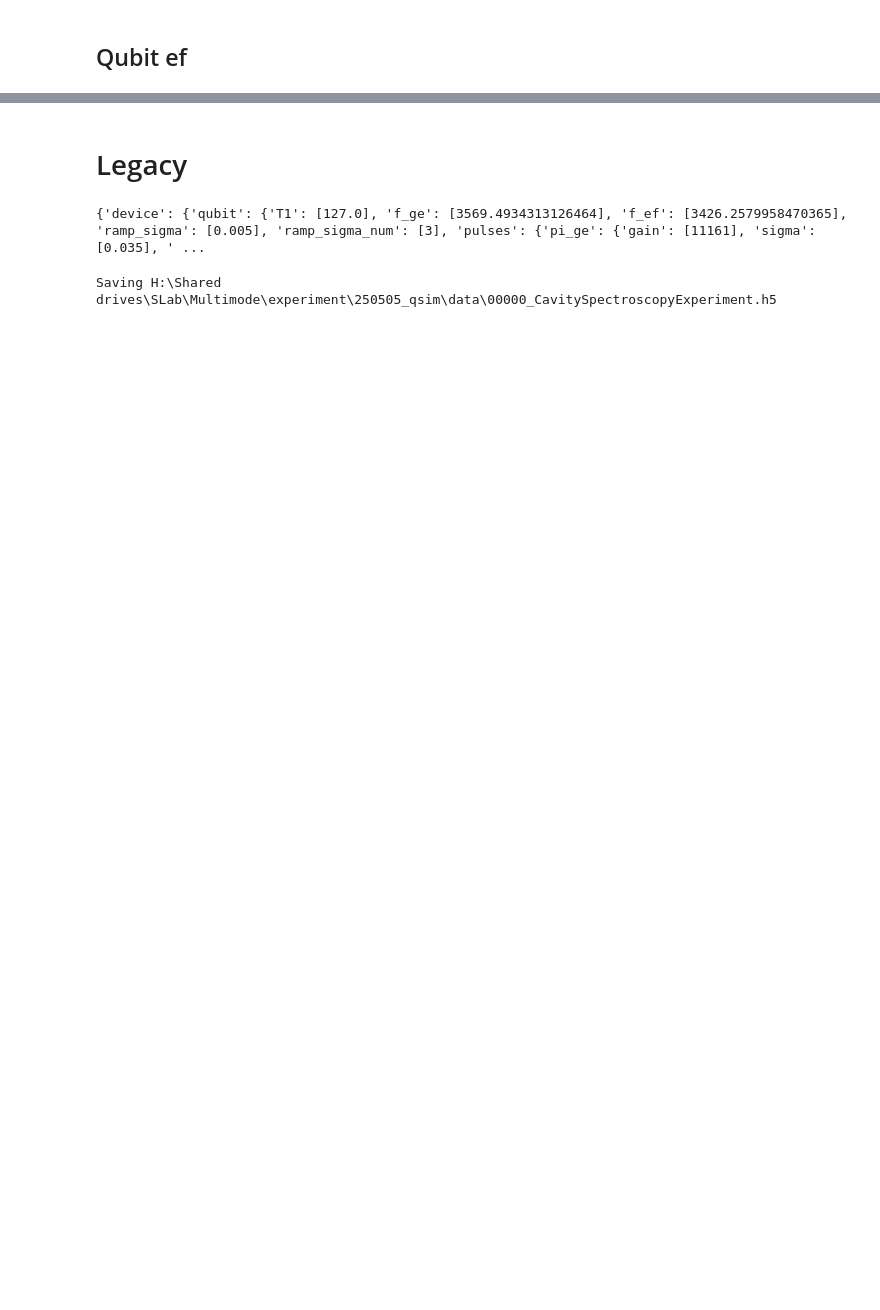
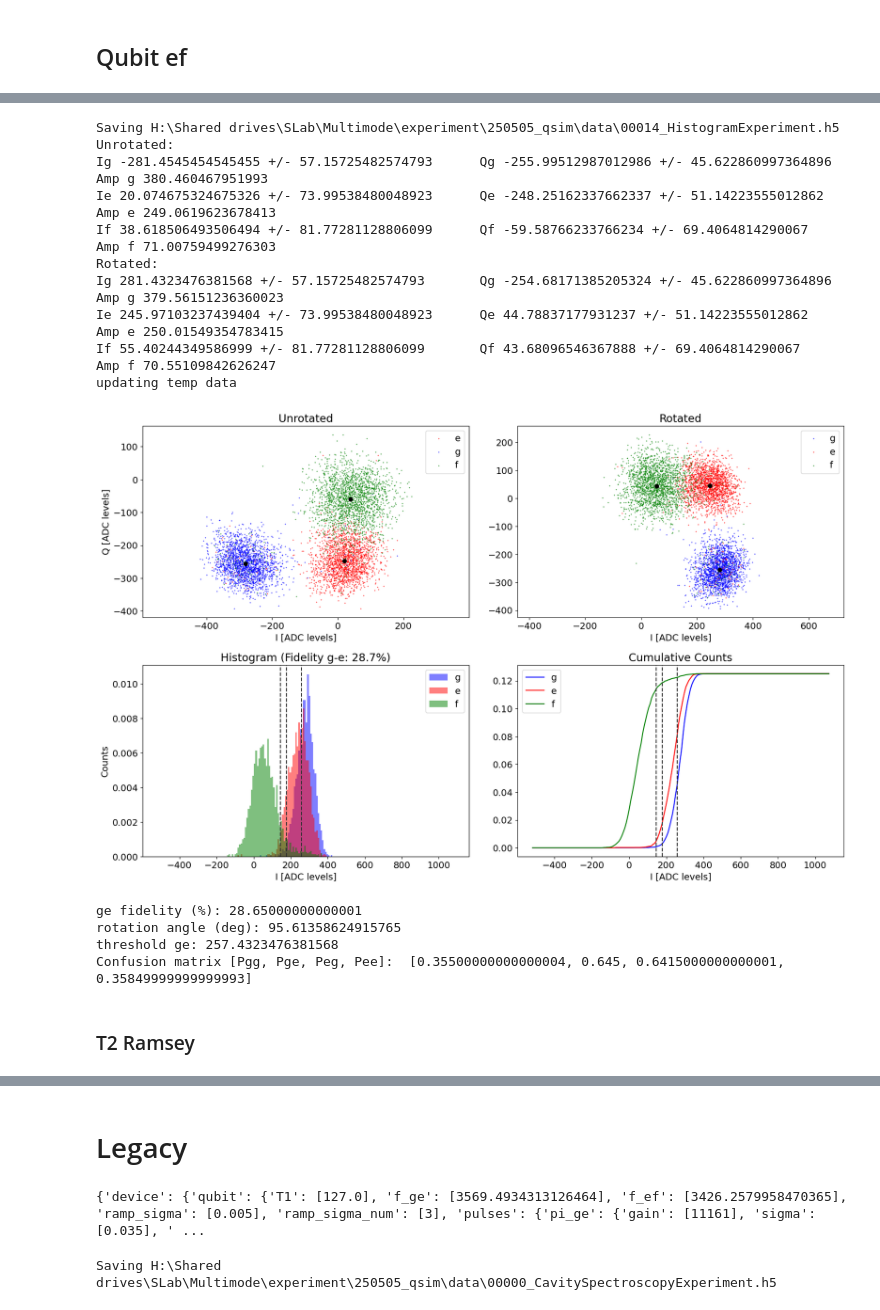
Before and after one commit to SchusterLab/multimode_expts, a Jupyter notebook: single_qubit_autocalibrate.ipynb, the cells around one changed output, grey strips where cells are left out. Saved outputs shown, nothing was run; the diff lists cells and outputs as text; code cells hidden in the pictures; blank space fills up the shorter version.

```diff
--- a/single_qubit_autocalibrate.ipynb
+++ b/single_qubit_autocalibrate.ipynb
@@ -468,0 +626,46 @@ Updated readout!
+# %%
+hstgrm = meas.single_qubit.single_shot.HistogramExperiment(
+    soccfg=soc, path=expt_path, prefix='HistogramExperiment', config_file=config_path
+)
+
+hstgrm.cfg = AttrDict(deepcopy(config_thisrun))
+
+hstgrm.cfg.expt = {'qubits': [0],
+ 'reps': 2000,
+ 'check_f': True,
+ 'active_reset': False,
+ 'man_reset': False,
+ 'storage_reset': False,
+ 'qubit': 0,
+ 'pulse_manipulate': False,
+ 'cavity_freq': 4984.373226159381,
+ 'cavity_gain': 800,
+ 'cavity_length': 2}
+
+hstgrm.cfg.device.readout.relax_delay = [2500] # Wait time between experiments [us]
+hstgrm.go(analyze=False, display=False, progress=True, save=True)
+
+# well didn't want to figure out why the analysis code in the experiment class doesn't work
+# so just importing the more up to date analysis code directly...
+threshold = config_thisrun.device.readout.threshold[0]
+fids, thresholds_new, angle, confusion_matrix = hist_display(
+    hstgrm.data, verbose=True, plot_f=False, active_reset=False,
+    readout_per_round=4, span=800, threshold=threshold)
+# %% [output]
+Saving H:\Shared drives\SLab\Multimode\experiment\250505_qsim\data\00014_HistogramExperiment.h5
+Unrotated:
+Ig -281.4545454545455 +/- 57.15725482574793      Qg -255.99512987012986 +/- 45.622860997364896   Amp g 380.460467951993
+Ie 20.074675324675326 +/- 73.99538480048923      Qe -248.25162337662337 +/- 51.14223555012862    Amp e 249.0619623678413
+If 38.618506493506494 +/- 81.77281128806099      Qf -59.58766233766234 +/- 69.4064814290067      Amp f 71.00759499276303
+Rotated:
+Ig 281.4323476381568 +/- 57.15725482574793       Qg -254.68171385205324 +/- 45.622860997364896   Amp g 379.56151236360023
+Ie 245.97103237439404 +/- 73.99538480048923      Qe 44.78837177931237 +/- 51.14223555012862      Amp e 250.01549354783415
+If 55.40244349586999 +/- 81.77281128806099       Qf 43.68096546367888 +/- 69.4064814290067       Amp f 70.55109842626247
+updating temp data
+[figure, added]
+ge fidelity (%): 28.65000000000001
+rotation angle (deg): 95.61358624915765
+threshold ge: 257.4323476381568
+Confusion matrix [Pgg, Pge, Peg, Pee]:  [0.35500000000000004, 0.645, 0.6415000000000001, 0.35849999999999993]
+# %% [markdown]
+### T2 Ramsey
```
Also changed, not shown: parts of 29 cells of this notebook, 2 other files.
